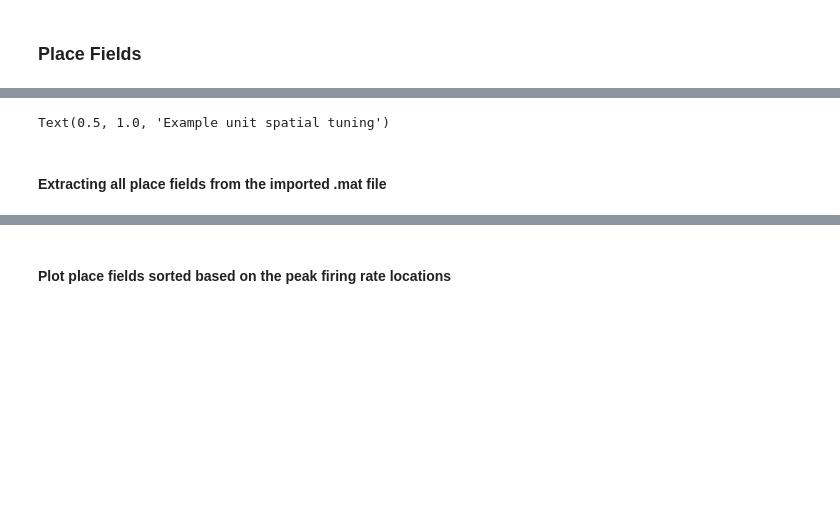
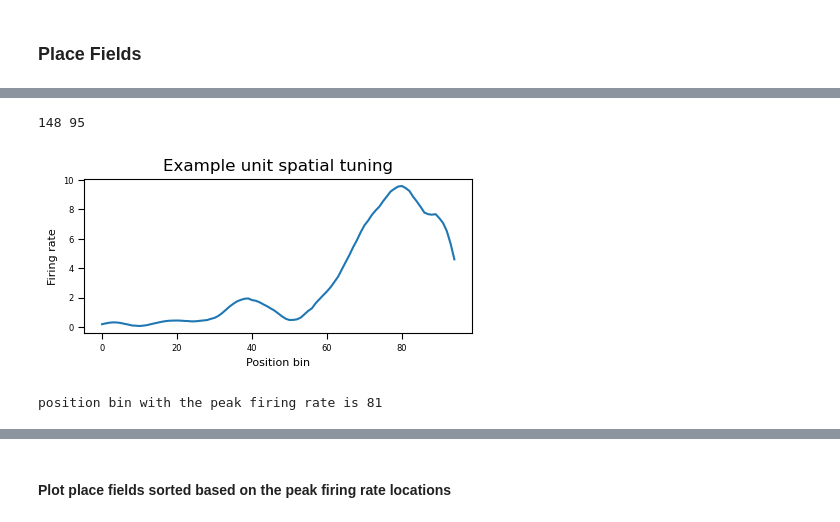
Before and after one commit to diba-lab/Maboudi_et_al_2022, a Jupyter notebook: LearnedTuning_main.ipynb, the cells around one changed output, grey strips where cells are left out. Saved outputs shown, nothing was run; the diff lists cells and outputs as text; code cells hidden in the pictures; blank space fills up the shorter version.

```diff
--- a/LearnedTuning_main.ipynb
+++ b/LearnedTuning_main.ipynb
@@ -99,23 +102,67 @@ print(small_LRation_percentage)
 # %%
 data_dir = r'D:\NCMLProject\Datasets\Achilles_10252013'
 
 # Load .mat file
 filename = 'Achilles_10252013.spikes_for_python.mat'
 file_path = os.path.join(data_dir, filename)
 
 mat_file = scipy.io.loadmat(file_path)
 spikes_pyr = mat_file["spikes_pyr"]
 
-# plot the spatial tuning for an example unit
 
-unit_index = 32
-example_unit_spatial_tuning = spikes_pyr["spatialTuning_smoothed"][0][unit_index]['LR'][0][0]
+#### Extracting all place fields from the imported .mat file
+spatial_tuning_smoothed = spikes_pyr["spatialTuning_smoothed"]
 
-plt.plot(example_unit_spatial_tuning)
-plt.xlabel("position bin")
-plt.ylabel("firing rate (Hz)")
+num_units    = spatial_tuning_smoothed[0].shape[0]
+num_pos_bins = spatial_tuning_smoothed[0][0]['uni'][0][0].size
+
+print(num_units, num_pos_bins)
+
+spikes = []; # spike data and place field info of each unit
+
+# attributes = list(spikes_pyr.dtype.names) % if we want to work on all variable in the imported .mat data structure
+running_directions = {'LR', 'RL', 'uni'}
+other_attributes   = {'spike_times', 'shank_id','cluster_id'}
+
+for unit in range(num_units):
+
+    # Create dictionaries for each unit and store the matrices
+
+    unit_spikes = dict()
+
+    unit_spikes['place_fields']  = {}
+    unit_spikes['peak_pos_bins'] = {}
+    for direction in running_directions:
+        unit_spikes['place_fields'][direction] = spatial_tuning_smoothed[0][unit][direction][0][0].reshape(num_pos_bins)
+        unit_spikes['peak_pos_bins'][direction] = spikes_pyr['peakPosBin'][0][unit][direction][0][0][0][0]
+
+    unit_spikes['spike_times'] = spikes_pyr['time'][0][unit]
+    unit_spikes['shank_id']    = spikes_pyr['id'][0][unit][0][0]
+    unit_spikes['cluster_id']  = spikes_pyr['id'][0][unit][0][1]
+
+    spikes.append(unit_spikes)
+
+# pltttong the place field corresponding to a running direction for an example unit
+example_unit = 5
+
+fig, ax = plt.subplots(figsize=(5, 2), dpi=100)
+
+ax.plot(spikes[example_unit]['place_fields']['uni'])
+
+ax.tick_params(axis='both', which='major', length=4, labelsize= 6)
+ax.set_xlabel("Position bin", fontsize=8)
+ax.set_ylabel("Firing rate", fontsize=8)
 plt.title("Example unit spatial tuning")
+
+# Set up the cursor to display values on click
+cursor = mplcursors.cursor(ax, hover=True)
+cursor.connect('add', lambda sel: sel.annotation.set_text(
+    f'x={sel.target[0]:.2f}, y={sel.target[1]:.2f}'))
+
+plt.show()
+
+print(f"position bin with the peak firing rate is {spikes[example_unit]['peak_pos_bins']['uni']}")
 # %% [output]
-Text(0.5, 1.0, 'Example unit spatial tuning')
+148 95
+[figure, added]
+position bin with the peak firing rate is 81
-# %% [markdown]
-#### Extracting all place fields from the imported .mat file
```
Also changed, not shown: parts of 13 cells of this notebook, 3 other files.
